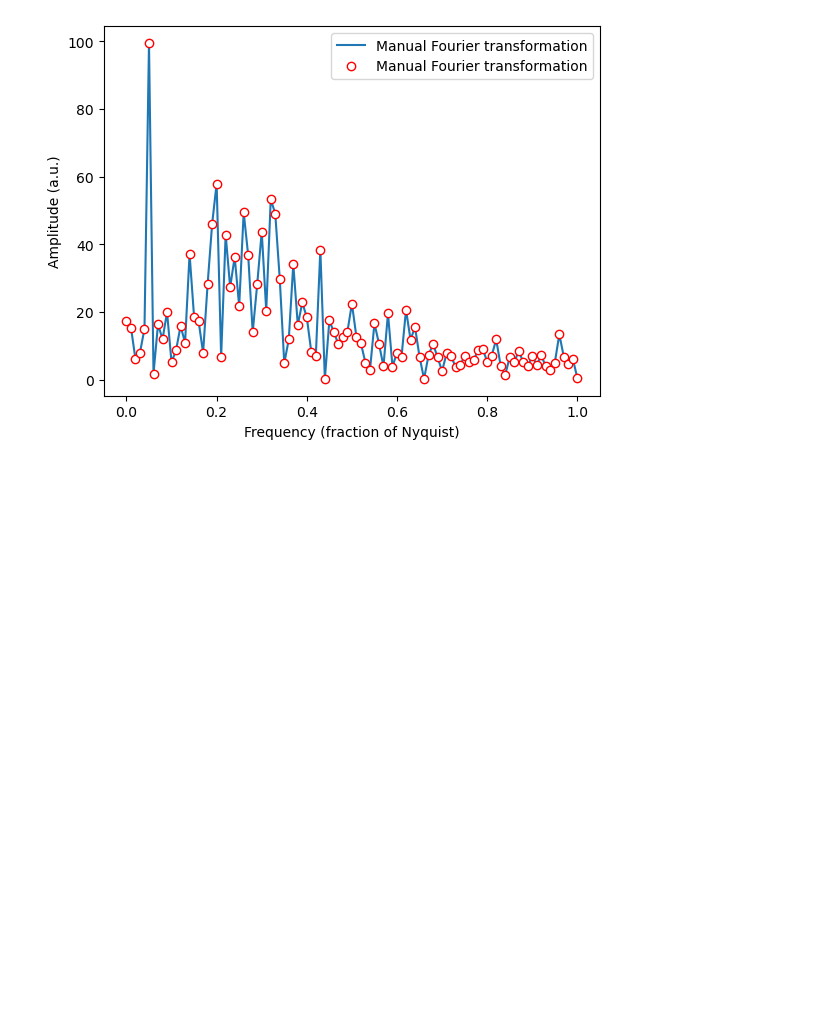
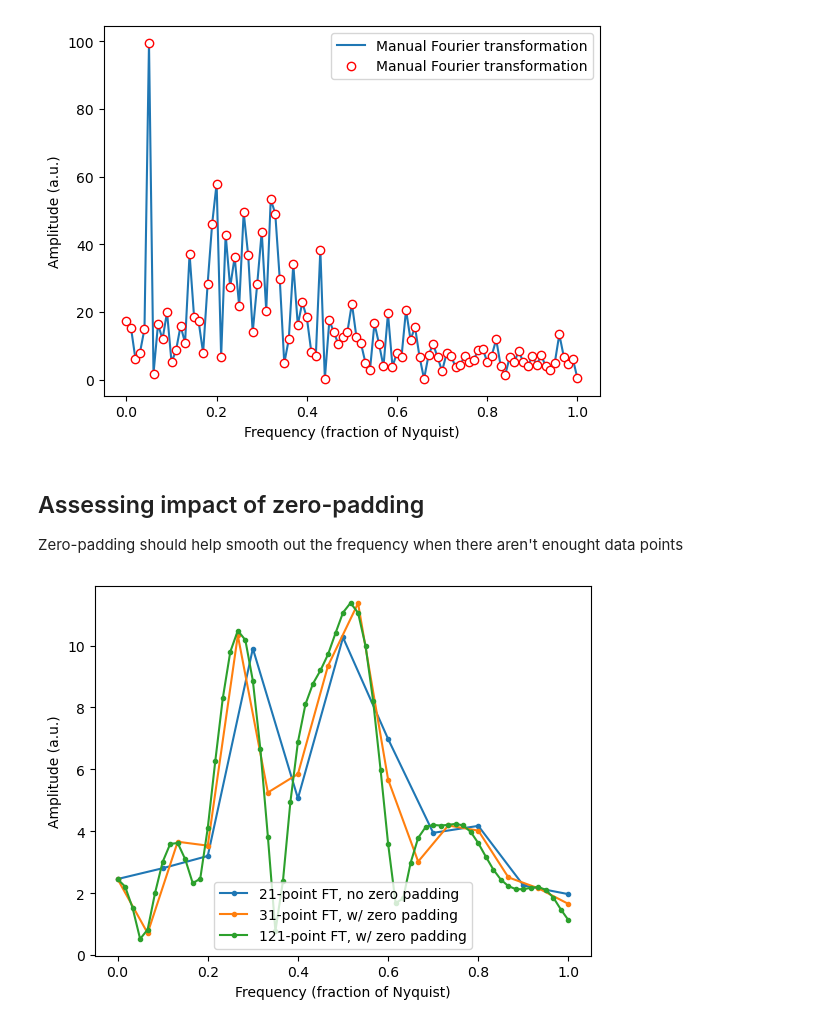
Before and after one commit to nasserqadri/spectral-analysis-time-series, a Jupyter notebook: spectral-analysis-time-series.ipynb, the cells around one changed output. Saved outputs shown, nothing was run; the diff lists cells and outputs as text; code cells hidden in the pictures; blank space fills up the shorter version.

Commit message:
adding zero padding to smooth out fourier transform frequency

```diff
--- a/spectral-analysis-time-series.ipynb
+++ b/spectral-analysis-time-series.ipynb
@@ -69,3 +69,40 @@ plt.ylabel('Amplitude (a.u.)')
 plt.show()
 # %% [output]
 [figure]
+# %% [markdown]
+## Assessing impact of zero-padding
+
+Zero-padding should help smooth out the frequency when there aren't enought data points
+# %%
+alpha = np.array([-.6, .9])
+k = len(alpha)
+n = 21
+x = np.zeros(n)
+
+for t in range(k,n):
+    # this represents the second equation in the image above
+    x[t] = sum(alpha*x[t-k:t]) + np.random.randn()
+
+# add a sine wave
+x += np.sin(np.linspace(0, 10*np.pi,n ))
+
+# FFT function - fast Fourier transformation in np
+fc_no_zero_padding = np.fft.fft(x, n=21)
+fc_10_zero_padding = np.fft.fft(x, n=31)
+fc_100_zero_padding = np.fft.fft(x, n=121)
+
+
+hz_no_zero_padding = np.linspace(0, 1, int(21/2+1))
+hz_10_zero_padding = np.linspace(0, 1, int(31/2+1))
+hz_100_zero_padding = np.linspace(0, 1, int(121/2+1))
+
+plt.plot(hz_no_zero_padding, np.abs(fc_no_zero_padding[:len(hz_no_zero_padding)]), '.-',label='21-point FT, no zero padding')
+plt.plot(hz_10_zero_padding, np.abs(fc_10_zero_padding[:len(hz_10_zero_padding)]), '.-',label='31-point FT, w/ zero padding')
+plt.plot(hz_100_zero_padding, np.abs(fc_100_zero_padding[:len(hz_100_zero_padding)]), '.-',label='121-point FT, w/ zero padding')
+
+plt.legend()
+plt.xlabel('Frequency (fraction of Nyquist)')
+plt.ylabel('Amplitude (a.u.)')
+plt.show()
+# %% [output]
+[figure, added]
```
